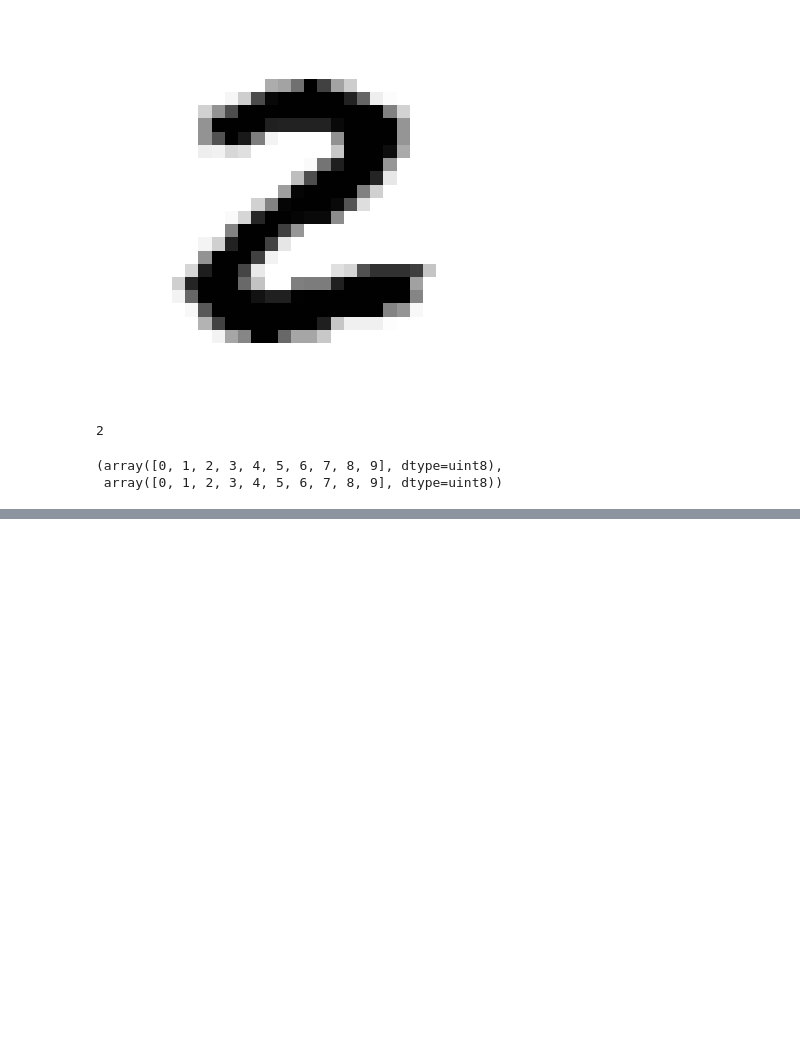
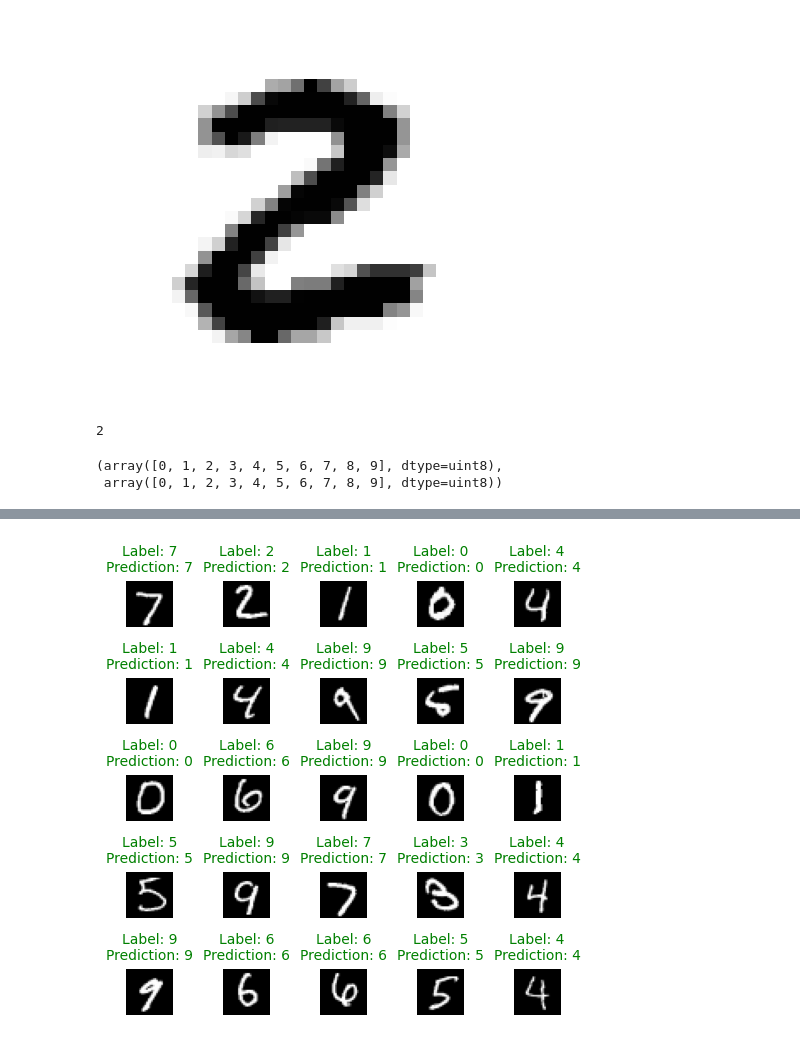
Before and after one commit to NarraRanjith/text_recognition, a Jupyter notebook: mnist.ipynb, the cells around one changed output, grey strips where cells are left out. Saved outputs shown, nothing was run; the diff lists cells and outputs as text; code cells hidden in the pictures; blank space fills up the shorter version.

```diff
--- a/mnist.ipynb
+++ b/mnist.ipynb
@@ -79,18 +112,6 @@ True: 5958
 # %%
 # Data preprocessing - normalize pixel values
-X_train_scaled = X_train / 255.0
-X_test_scaled = X_test / 255.0
-
-# Flatten the images for a simple neural network
-X_train_flat = X_train_scaled.reshape(X_train_scaled.shape[0], -1)
-X_test_flat = X_test_scaled.reshape(X_test_scaled.shape[0], -1)
-
-print(f"Training data shape: {X_train_flat.shape}")
-print(f"Test data shape: {X_test_flat.shape}")
-
-# Calculate class weights to handle imbalance
-from sklearn.utils.class_weight import compute_class_weight
-class_weights = compute_class_weight('balanced', classes=np.unique(y_train), y=y_train)
-class_weight_dict = dict(enumerate(class_weights))
-print(f"Class weights: {class_weight_dict}")
+X_train = X_train / 255
+X_test = X_test / 255
+X_train.shape
 # %% [output]
@@ -444,0 +234,12 @@ Prediction: Not Digit 2, Confidence: 0.000
+# %%
+predctions=model.predict(X_test)
+predictions=[np.argmax(i) for i in predctions]
+plt.figure(figsize=(5, 5))
+for i in range(25):
+ plt.subplot(5, 5, i + 1)
+ plt.imshow(X_test[i].reshape(28, 28), cmap='gray')
+ plt.axis('off')
+ plt.title(f'Label: {y_test[i]}\nPrediction: {predictions[i]}', color='green' if y_test[i] == predictions[i] else 'red', fontsize=10) # Adjusted fontsize
+plt.tight_layout() # Added to prevent overlapping titles
+plt.show()
+# %% [output]
@@ -444,0 +250 @@ Prediction: Not Digit 2, Confidence: 0.000
+[figure, added]
```
Also changed, not shown: parts of 24 cells of this notebook.
